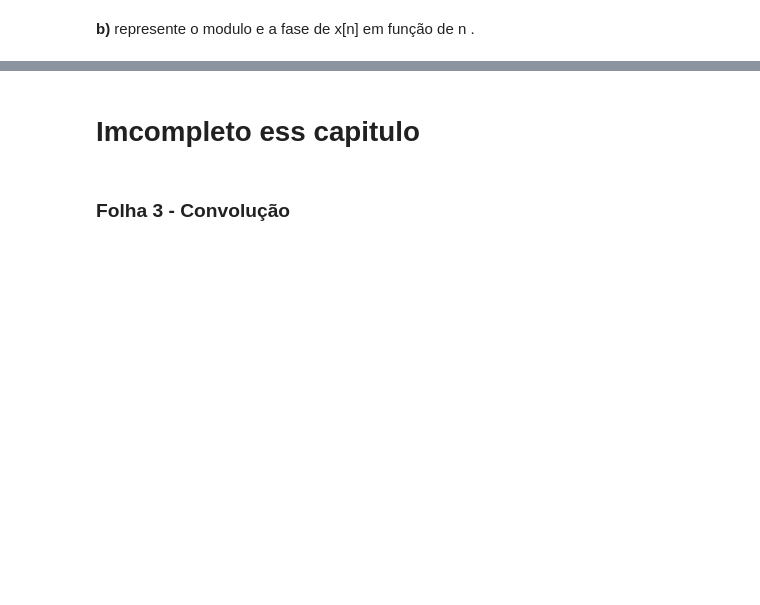
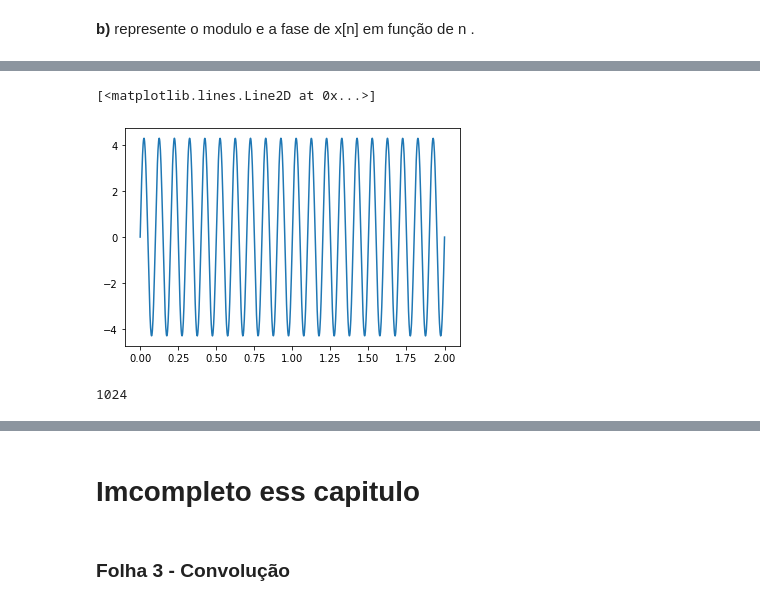
Before and after one commit to bosshentai/Processing-signal, a Jupyter notebook: python/Sistemasesinais.ipynb, the cells around one changed output, grey strips where cells are left out. Cells and saved outputs as stored; diff of their text form; code cells hidden in the pictures; blank space fills up the shorter version.

```diff
--- a/python/Sistemasesinais.ipynb
+++ b/python/Sistemasesinais.ipynb
@@ -299,0 +313,9 @@ array([0.        , 0.33333333, 0.66666667, 1.        , 1.33333333,
+# %%
+plt.plot(tempo_1,st_1_amo)
+# %% [output]
+[<matplotlib.lines.Line2D at 0x...>]
+[figure, added]
+# %%
+len(st_1_amo)
+# %% [output]
+1024
```
Also changed, not shown: parts of 11 cells of this notebook.
